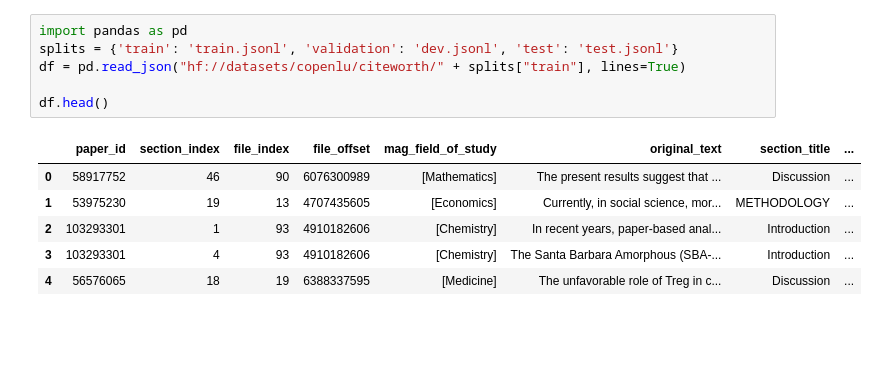
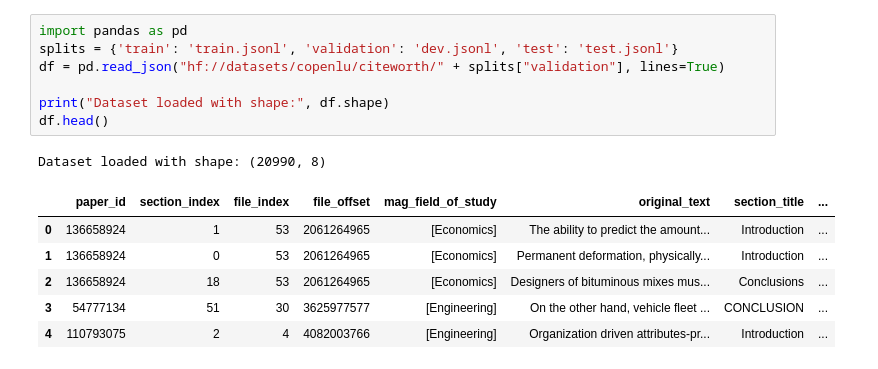
Before and after one commit to cjduhamel/final_project, a Jupyter notebook: final.ipynb, the cells around one changed output. Saved outputs shown, nothing was run; the diff lists cells and outputs as text; blank space fills up the shorter version.

```diff
--- a/final.ipynb
+++ b/final.ipynb
@@ -1,13 +1,15 @@
 # %%
 import pandas as pd
 splits = {'train': 'train.jsonl', 'validation': 'dev.jsonl', 'test': 'test.jsonl'}
-df = pd.read_json("hf://datasets/copenlu/citeworth/" + splits["train"], lines=True)
+df = pd.read_json("hf://datasets/copenlu/citeworth/" + splits["validation"], lines=True)
 
+print("Dataset loaded with shape:", df.shape)
 df.head()
 # %% [output]
+Dataset loaded with shape: (20990, 8)
 |  | paper_id | section_index | file_index | file_offset | mag_field_of_study | original_text | section_title | ... |
-| 0 | 58917752 | 46 | 90 | 6076300989 | [Mathematics] | The present results suggest that ... | Discussion | ... |
-| 1 | 53975230 | 19 | 13 | 4707435605 | [Economics] | Currently, in social science, mor... | METHODOLOGY | ... |
-| 2 | 103293301 | 1 | 93 | 4910182606 | [Chemistry] | In recent years, paper-based anal... | Introduction | ... |
-| 3 | 103293301 | 4 | 93 | 4910182606 | [Chemistry] | The Santa Barbara Amorphous (SBA-... | Introduction | ... |
-| 4 | 56576065 | 18 | 19 | 6388337595 | [Medicine] | The unfavorable role of Treg in c... | Discussion | ... |
+| 0 | 136658924 | 1 | 53 | 2061264965 | [Economics] | The ability to predict the amount... | Introduction | ... |
+| 1 | 136658924 | 0 | 53 | 2061264965 | [Economics] | Permanent deformation, physically... | Introduction | ... |
+| 2 | 136658924 | 18 | 53 | 2061264965 | [Economics] | Designers of bituminous mixes mus... | Conclusions | ... |
+| 3 | 54777134 | 51 | 30 | 3625977577 | [Engineering] | On the other hand, vehicle fleet ... | CONCLUSION | ... |
+| 4 | 110793075 | 2 | 4 | 4082003766 | [Engineering] | Organization driven attributes-pr... | Introduction | ... |
```
Also changed, not shown: parts of 8 cells of this notebook, 13 other files.
